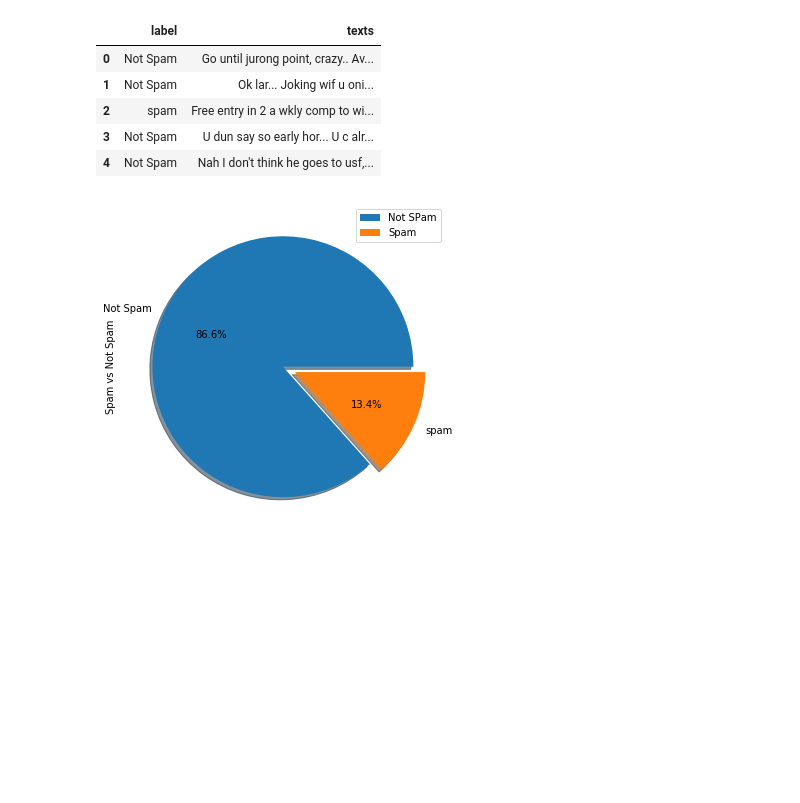
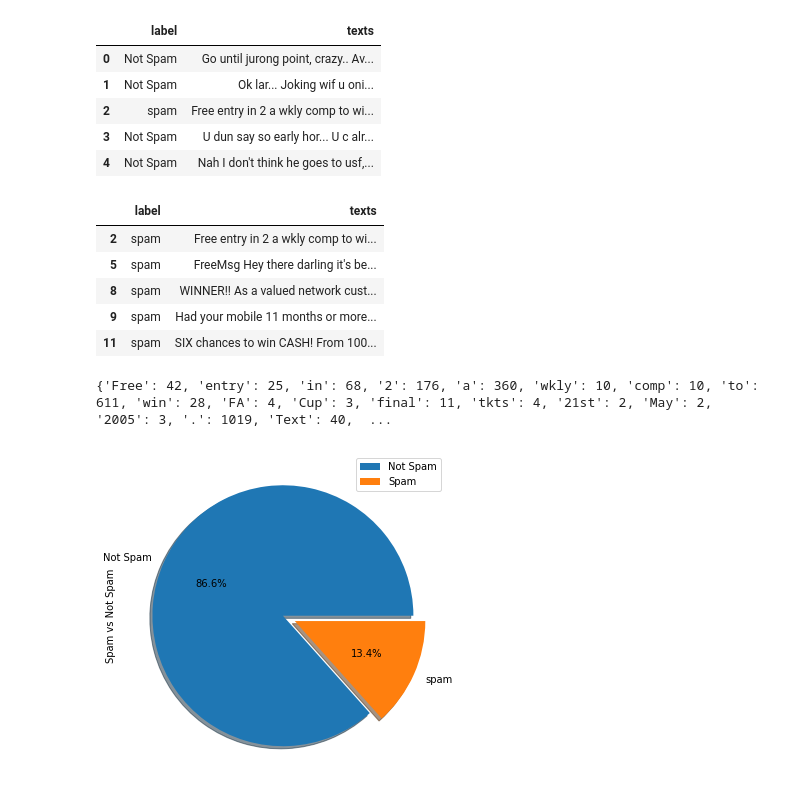
Before and after one commit to nasheed09/Spam_Detection_Model, a Jupyter notebook: spam_detection.ipynb, the cells around one changed output. Drawn from its saved outputs; the diff is of its cells as text; code cells hidden in the pictures; blank space fills up the shorter version.

```diff
--- a/spam_detection.ipynb
+++ b/spam_detection.ipynb
@@ -27,4 +28,30 @@ dataset.head()
 | 2 | spam | Free entry in 2 a wkly comp to wi... |
 | 3 | Not Spam | U dun say so early hor... U c alr... |
 | 4 | Not Spam | Nah I don't think he goes to usf,... |
+# %%
+#printing all the spam messages in the dataset
+spam_msg= dataset.loc[dataset['label'] == 'spam']
+spam_msg.head()
+# %% [output]
+|  | label | texts |
+| 2 | spam | Free entry in 2 a wkly comp to wi... |
+| 5 | spam | FreeMsg Hey there darling it's be... |
+| 8 | spam | WINNER!! As a valued network cust... |
+| 9 | spam | Had your mobile 11 months or more... |
+| 11 | spam | SIX chances to win CASH! From 100... |
+# %%
+#Word Frequency of spam words in the dataset.
+
+wordfreq = {}
+for sentence in spam_msg["texts"]:
+    tokens = nltk.word_tokenize(sentence)
+    for token in tokens:
+        if token not in wordfreq.keys():
+            wordfreq[token] = 1
+        else:
+            wordfreq[token] += 1
+
+print(wordfreq)
+# %% [output]
+{'Free': 42, 'entry': 25, 'in': 68, '2': 176, 'a': 360, 'wkly': 10, 'comp': 10, 'to': 611, 'win': 28, 'FA': 4, 'Cup': 3, 'final': 11, 'tkts': 4, '21st': 2, 'May': 2, '2005': 3, '.': 1019, 'Text': 40,  ...
 # %%
```
Also changed, not shown: parts of 23 cells of this notebook.
